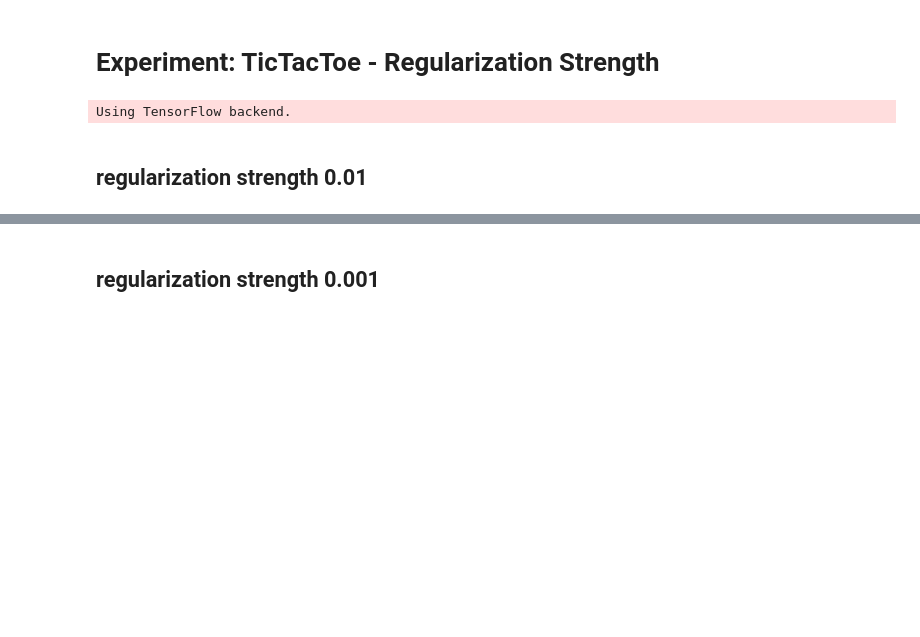
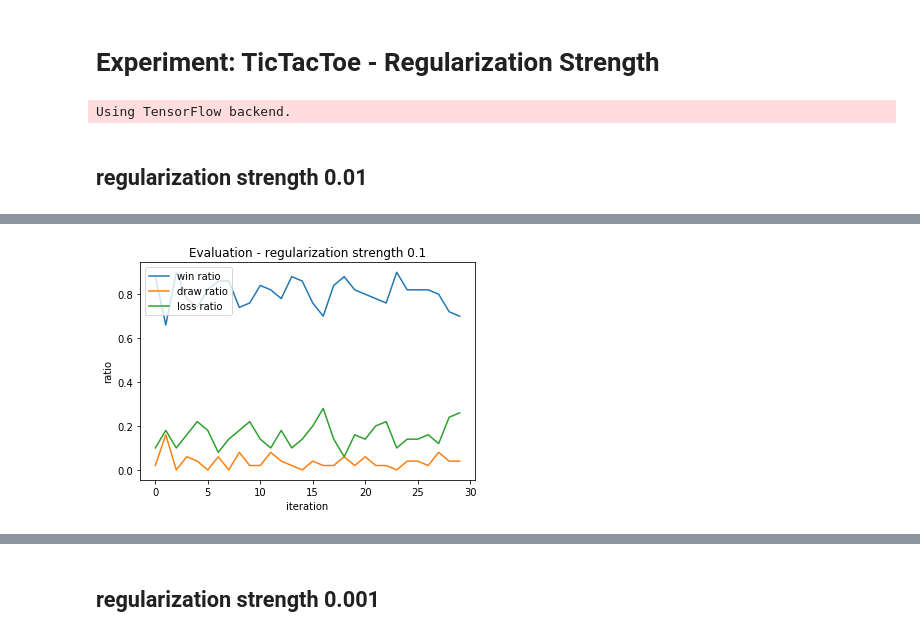
Before and after one commit to y4nnic/AlphaZero_for_small_board_games, a Jupyter notebook: experiment_reg_strength.ipynb, the cells around one changed output, grey strips where cells are left out. Saved outputs shown, nothing was run; the diff lists cells and outputs as text; code cells hidden in the pictures; blank space fills up the shorter version.

Commit message:
updated experiment reg strength

```diff
--- a/experiment_reg_strength.ipynb
+++ b/experiment_reg_strength.ipynb
@@ -76,0 +140,4 @@ print(losses_1)
+# %%
+test_pipeline = Pipeline("tictactoe_reg_strength_0_1", "TicTacToe")
+# %%
+wins_4, draws_4 = test_pipeline.run(30)
@@ -76,0 +162,21 @@ print(losses_1)
+# %%
+fig = plt.figure()
+
+plt.title("Evaluation - regularization strength 0.1")
+
+plt.xlabel("iteration")
+plt.ylabel("ratio")
+
+x = np.arange(30)
+losses_4 = np.ones(30) - wins_4 - draws_4
+# no_loss = np.zeros(50) + wins +draws
+
+plt.plot(x, wins_4, label="win ratio")
+plt.plot(x, draws_4, label="draw ratio")
+#plt.plot(x, no_loss, label="no loss ratio")
+plt.plot(x, losses_4, label="loss ratio")
+
+plt.legend(loc=2)
+plt.show()
+# %% [output]
+[figure, added]
```
Also changed, not shown: parts of 21 cells of this notebook, 8 other files.
